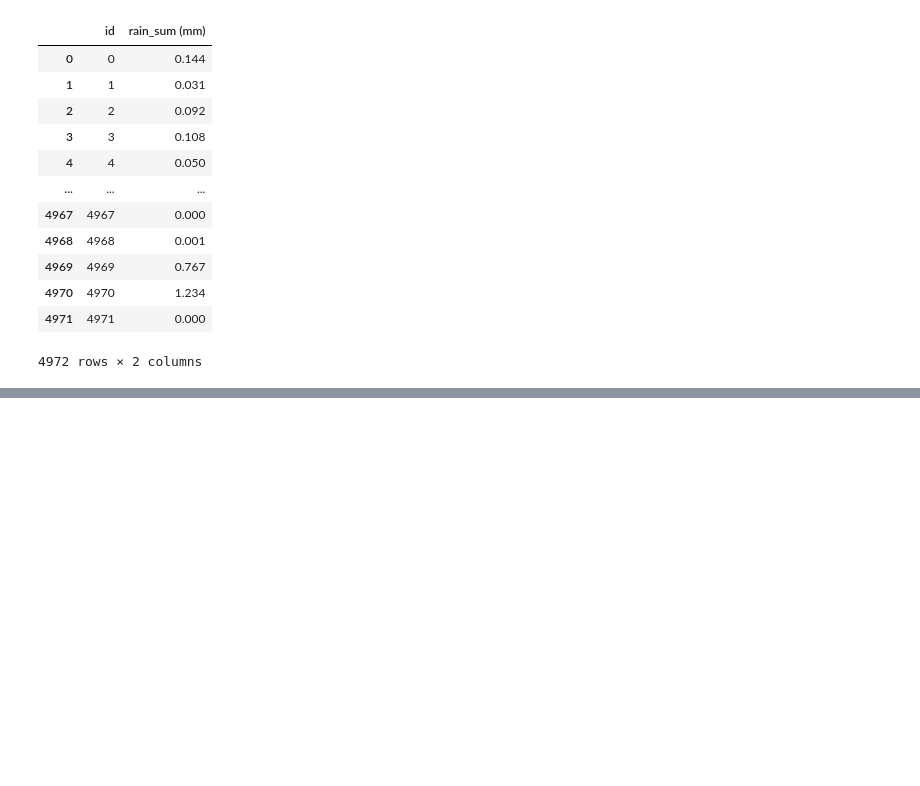
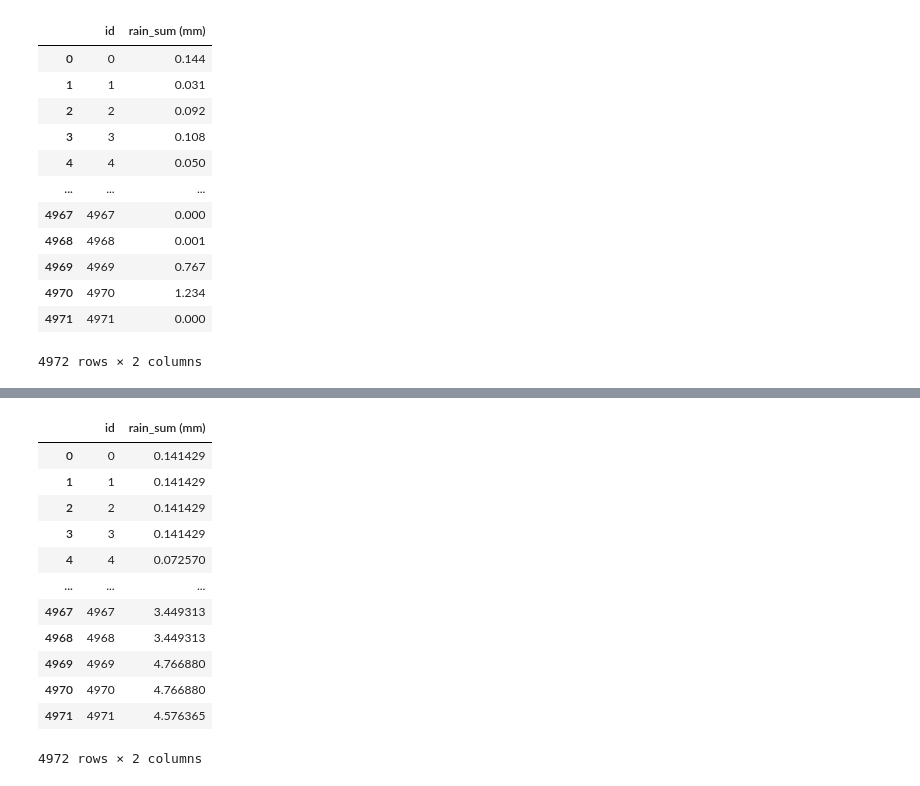
Before and after one commit to FelixFern/Arkavidia-2023-ODE, a Jupyter notebook: Arkavidia.ipynb, the cells around one changed output, grey strips where cells are left out. Drawn from its saved outputs; the diff is of its cells as text; code cells hidden in the pictures; blank space fills up the shorter version.

Commit message:
Submission 2 XGB

```diff
--- a/Arkavidia.ipynb
+++ b/Arkavidia.ipynb
@@ -670,0 +696,4 @@ print(MSE)
+# %%
+X = df_coba.drop(columns=['rain_sum (mm)'])
+y = df_coba['rain_sum (mm)']
+X_train, X_test, y_train, y_test = train_test_split(X, y, test_size = 0.33, random_state = 25)
@@ -670,0 +726,10 @@ print(MSE)
+# %%
+model = XGBRegressor(max_depth=3, max_leaves=29, eval_metric=mean_squared_error)
+model.fit(X_train,y_train)
+y_pred = model.predict(X_test)
+
+MSE = metrics.mean_squared_error(y_test, y_pred)
+ATrS =  model.score(X_train,y_train)
+ATeS = model.score(X_test,y_test)
+
+print(MSE)
@@ -752,0 +824,10 @@ submission.to_csv('submission.csv', index=False)
+# %%
+def submission(features, model):
+    X_test = cleaned_test[features]
+    y_test = model.predict(X_test)
+
+    submission = pd.DataFrame({
+    'id' : cleaned_test.id,
+    'rain_sum (mm)' : y_test
+    })
+    return submission
@@ -752,0 +847,19 @@ submission.to_csv('submission.csv', index=False)
+# %%
+features = ['avg_relativehumidity_2m (%)', 'max_soil_moisture_0_to_7cm (m³/m³)', 'min_soil_moisture_7_to_28cm (m³/m³)', 'max_soil_moisture_7_to_28cm (m³/m³)']
+
+submission = submission(features, model)
+submission
+# %% [output]
+|  | id | rain_sum (mm) |
+| 0 | 0 | 0.141429 |
+| 1 | 1 | 0.141429 |
+| 2 | 2 | 0.141429 |
+| 3 | 3 | 0.141429 |
+| 4 | 4 | 0.072570 |
+| ... | ... | ... |
+| 4967 | 4967 | 3.449313 |
+| 4968 | 4968 | 3.449313 |
+| 4969 | 4969 | 4.766880 |
+| 4970 | 4970 | 4.766880 |
+| 4971 | 4971 | 4.576365 |
+4972 rows × 2 columns
```
Also changed, not shown: parts of 17 cells of this notebook, 1 other file.
